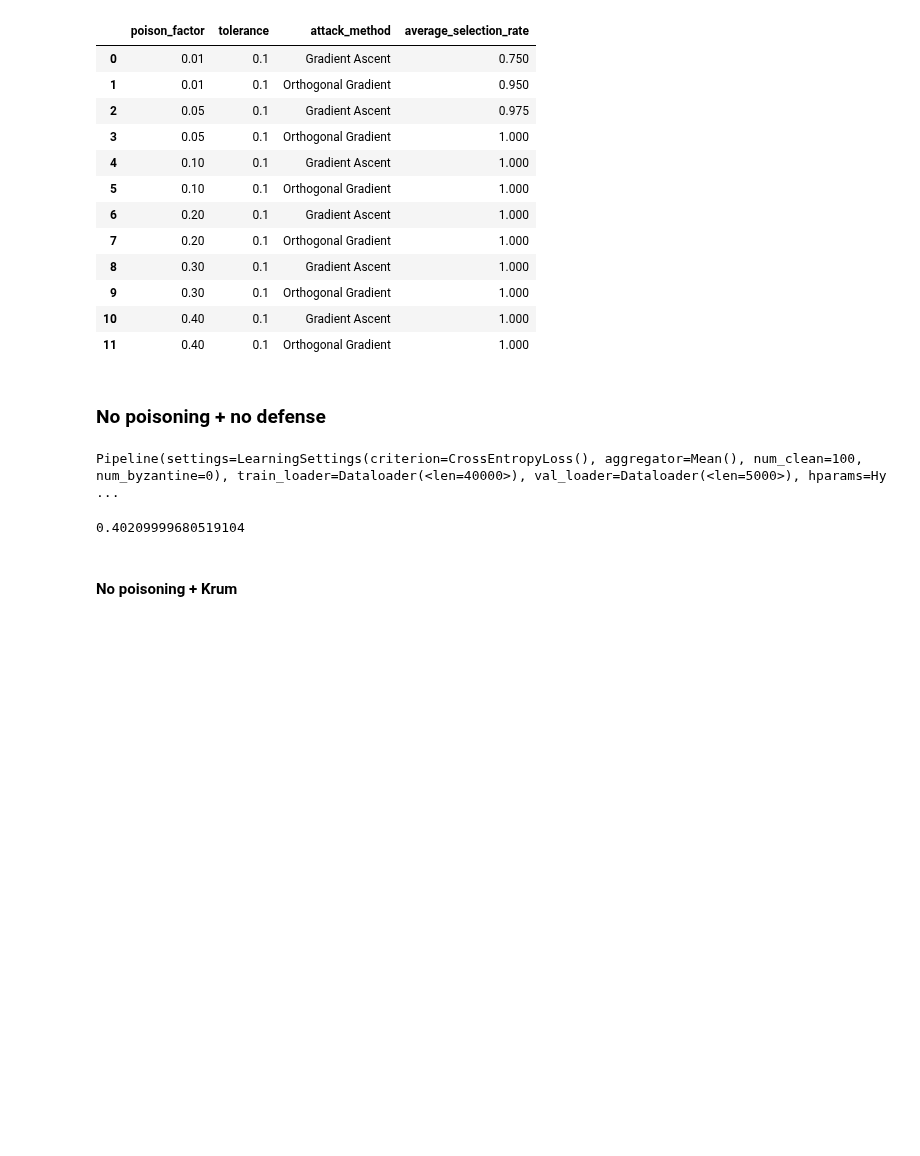
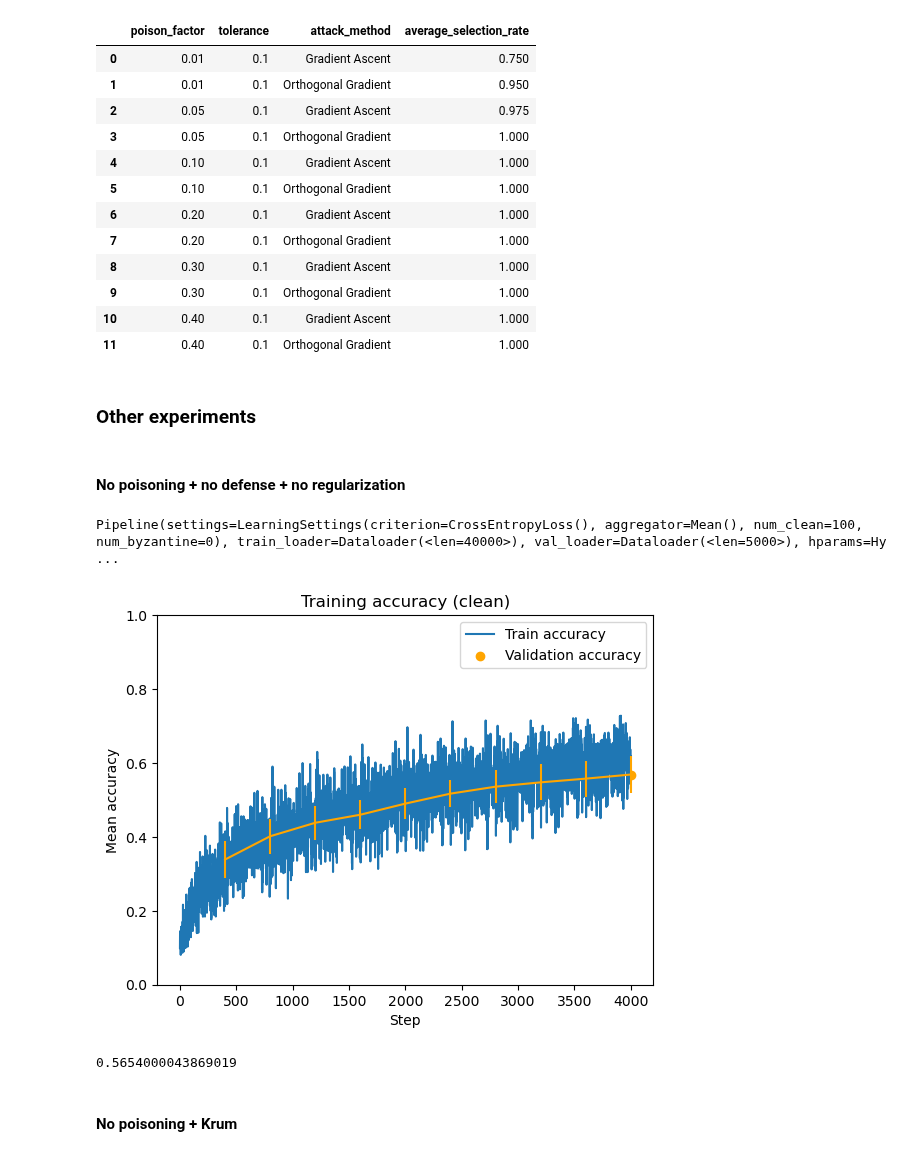
Before and after one commit to AI-Safety-X2023/playground, a Jupyter notebook: implementations/projects/poisoning/inverting_gradient_attack_cookbook.ipynb, the cells around one changed output. Cells and saved outputs as stored; diff of their text form; code cells hidden in the pictures; blank space fills up the shorter version.

```diff
--- a/implementations/projects/poisoning/inverting_gradient_attack_cookbook.ipynb
+++ b/implementations/projects/poisoning/inverting_gradient_attack_cookbook.ipynb
@@ -73,7 +73,8 @@ Files already downloaded and verified
 train_loader = DataLoader(training_data, batch_size, drop_last=True)
 test_loader = DataLoader(test_data, batch_size, drop_last=True)
 val_loader = DataLoader(val_data, batch_size, drop_last=True)
-aux_loader = DataLoader(aux_data, batch_size, drop_last=True)
+# We use a smaller batch size on the auxiliary dataset since the attack complexity is quadratic
+aux_loader = DataLoader(aux_data, batch_size // 4, drop_last=True)
 # %% [markdown]
 ### Hyperparameters
 # %%
@@ -124,12 +125,14 @@ def compute_accuracy(model: nn.Module) -> float:
 def run_pipeline(
         model_factory = ResNet18,
         aggregator = Mean(),
+        opt_cls: type[Optimizer] = Adam,
         inversion_method: GradientAttack | None = None,
         poison_factor: float = 0.2,
         unlearning_method: Unlearning | None = None,
         training_hparams: dict = {},
         unlearning_hparams: dict = {},
         quicktesting: bool = False,
+        forget_set: Dataset = None,
     ) -> tuple[nn.Module, PipelineResults]:
     """Run a training pipeline with default settings.
 
@@ -142,6 +145,7 @@ def run_pipeline(
         inversion_method (GradientAttack, optional): the gradient inversion method.
         poison_factor (float, optional): the proportion of poisons in the training data.
         unlearning_method (Unlearning, optional): the unlearning algorithm.
+        forget_set (Dataset, optional): the dataset to unlearn. Not needed if poisoning.
 
         training_hparams (dict, optional): training hyperparameter overrides.
         unlearning_hparams (dict, optional): unlearning hyperparameter overrides.
@@ -162,7 +166,8 @@ def run_pipeline(
             method = inversion_method,
             estimator = ShadowGradientEstimator(aux_loader),
             steps = 5,
-            sample_init = SampleInitRandomNoise(training_data),
+            sample_init = SampleInitFeedback(aux_data),
+            #sample_init = SampleInitRandomNoise(training_data),
         )
 
     settings = LearningSettings(
@@ -185,7 +190,10 @@ def run_pipeline(
     else:
         train_loader_ = train_loader
 
-    pipeline = Pipeline(settings, train_loader_, val_loader, hparams)
+    pipeline = Pipeline(
+        settings, train_loader_, val_loader,
+        opt_cls=opt_cls, hparams=hparams,
+    )
     if unlearning:
         pipeline.unlearning_hparams[unlearning_method].update(unlearning_hparams)
     print(pipeline)
@@ -198,8 +206,10 @@ def run_pipeline(
     elif poisoning:
         poisoned, results = pipeline.poison(model, inverter)
         model = poisoned
+    elif unlearning:
+        unlearner, results = pipeline.unlearn(model, forget_set, unlearning_method)
+        model = unlearner
     else:
-        assert not unlearning, "Cannot unlearn when there is no poisoning"
         trained, results = pipeline.train(model)
         model = trained
 
@@ -209,6 +219,7 @@ def run_pipeline(
 # %%
 def train(
         model_factory = ResNet18,
+        opt_cls: type[Optimizer] = Adam,
         aggregator = Mean(),
         training_hparams: dict = {},
         quicktesting: bool = False,
@@ -220,6 +231,7 @@ def train(
     return run_pipeline(
         model_factory,
         aggregator=aggregator,
+        opt_cls=opt_cls,
         poison_factor=0.0,
         training_hparams=training_hparams,
         quicktesting=quicktesting,
@@ -456,21 +531,28 @@ selection_rate_table
 | 9 | 0.30 | 0.1 | Orthogonal Gradient | 1.000 |
 | 10 | 0.40 | 0.1 | Gradient Ascent | 1.000 |
 | 11 | 0.40 | 0.1 | Orthogonal Gradient | 1.000 |
+# %% [markdown]
+### Other experiments
 # %% [markdown]
-### No poisoning + no defense
+#### No poisoning + no defense + no regularization
 # %%
 model, train_results = train(
-    ShuffleNetV2,
+    ResNet18,
     aggregator = Mean(),
-    training_hparams = dict(epochs=1),
+    opt_cls = SGD,
+    training_hparams = dict(epochs=10, weight_decay=0.0),
     quicktesting=False,
 )
 # %% [output]
 Pipeline(settings=LearningSettings(criterion=CrossEntropyLoss(), aggregator=Mean(), num_clean=100, num_byzantine=0), train_loader=Dataloader(<len=40000>), val_loader=Dataloader(<len=5000>), hparams=Hy ...
+# %%
+display_pipeline_results(train_results)
+# %% [output]
+[figure, added]
 # %%
 compute_accuracy(model)
 # %% [output]
-0.40209999680519104
+0.5654000043869019
 # %% [markdown]
 #### No poisoning + Krum
 # %%
```
Also changed, not shown: parts of 36 cells of this notebook, 1 other file.
